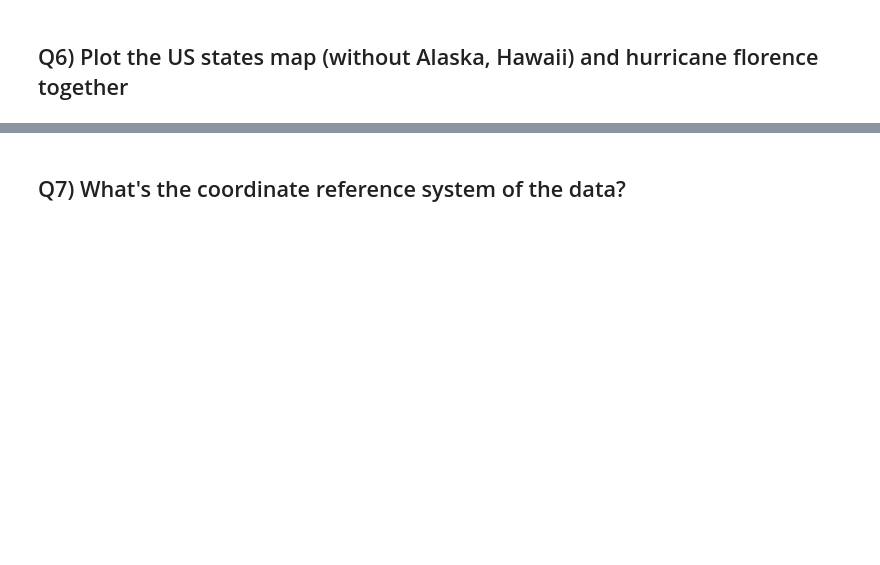
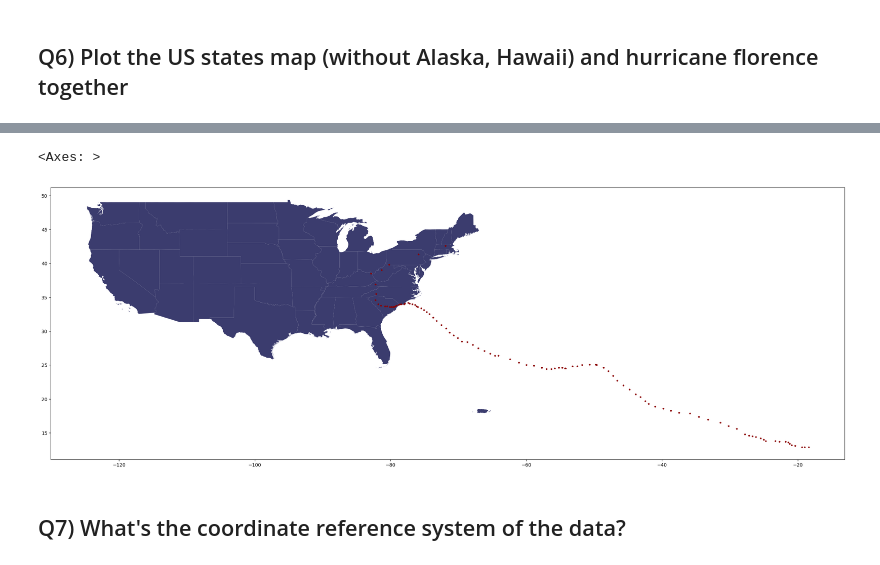
Before and after one commit to noegaill/2025_Intro_Python, a Jupyter notebook: notebook/W3_S2.ipynb, the cells around one changed output, grey strips where cells are left out. Drawn from its saved outputs; the diff is of its cells as text; code cells hidden in the pictures; blank space fills up the shorter version.

```diff
--- a/notebook/W3_S2.ipynb
+++ b/notebook/W3_S2.ipynb
@@ -172,11 +231,14 @@ gdf_florence.head(2)
 # %%
 #@markdown Fill in the blank code. Double-click here to reveal
 # Plotting to see the hurricane overlay the US map:
 fig, ax = plt.subplots(1, figsize=(30,20))
-base = country[country[____].isin([____,____]) == False].____(ax=ax, color='#3B3C6E')
+base = country[country['NAME'].isin(['Hawaii','Alaska']) == False].plot(ax=ax, color='#3B3C6E')
 
 # plotting the hurricane position on top with red color to stand out:
-gdf_florence.____(ax=base, color='darkred', marker="*", markersize=10)
+gdf_florence.plot(ax=base, color='darkred', marker="*", markersize=10)
+# %% [output]
+<Axes: >
+[figure, added]
 # %% [markdown]
 ## Q7) What's the coordinate reference system of the data?
 # %%
```
Also changed, not shown: parts of 12 cells of this notebook.
